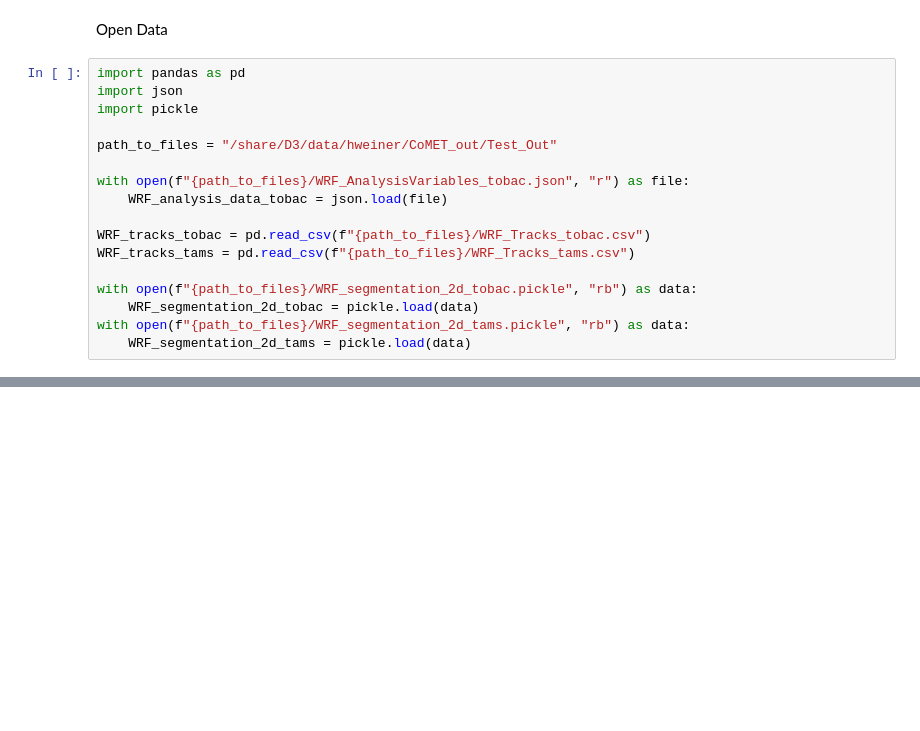
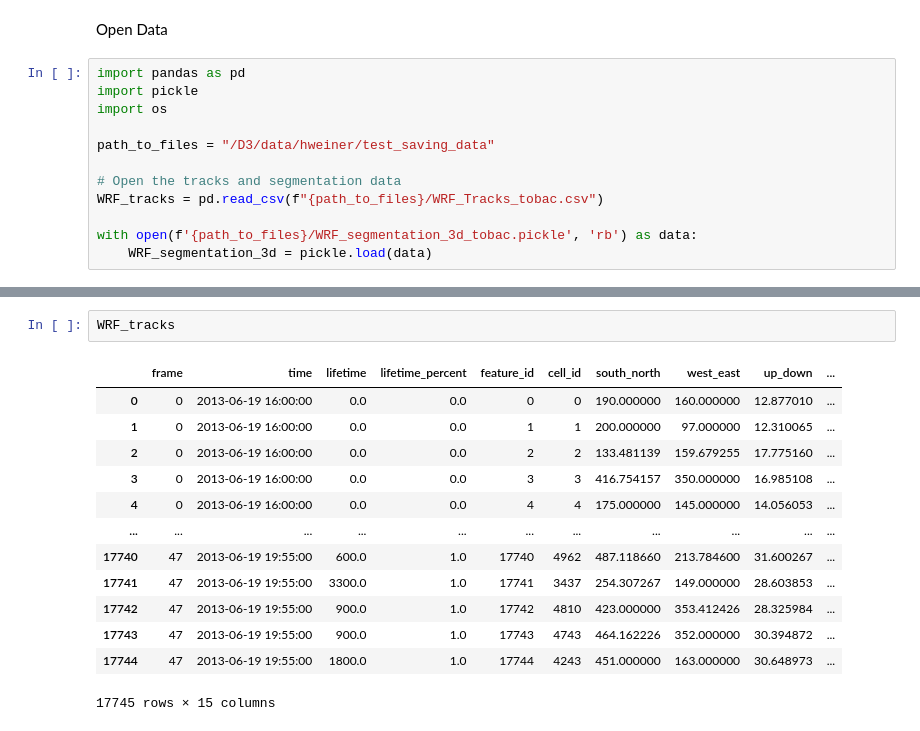
Before and after one commit to ASCENT-BNL/CoCoMET, a Jupyter notebook: examples/saving_data_example.ipynb, the cells around one changed output, grey strips where cells are left out. Cells and saved outputs as stored; diff of their text form; blank space fills up the shorter version.

```diff
--- a/examples/saving_data_example.ipynb
+++ b/examples/saving_data_example.ipynb
@@ -245,18 +225,13 @@ Now saving wrf data with tams tracker
 Open Data
 # %%
 import pandas as pd
-import json
 import pickle
+import os
 
-path_to_files = "/share/D3/data/hweiner/CoMET_out/Test_Out"
+path_to_files = "/D3/data/hweiner/test_saving_data"
 
-with open(f"{path_to_files}/WRF_AnalysisVariables_tobac.json", "r") as file:
-    WRF_analysis_data_tobac = json.load(file)
+# Open the tracks and segmentation data
+WRF_tracks = pd.read_csv(f"{path_to_files}/WRF_Tracks_tobac.csv")
 
-WRF_tracks_tobac = pd.read_csv(f"{path_to_files}/WRF_Tracks_tobac.csv")
-WRF_tracks_tams = pd.read_csv(f"{path_to_files}/WRF_Tracks_tams.csv")
-
-with open(f"{path_to_files}/WRF_segmentation_2d_tobac.pickle", "rb") as data:
-    WRF_segmentation_2d_tobac = pickle.load(data)
-with open(f"{path_to_files}/WRF_segmentation_2d_tams.pickle", "rb") as data:
-    WRF_segmentation_2d_tams = pickle.load(data)
+with open(f'{path_to_files}/WRF_segmentation_3d_tobac.pickle', 'rb') as data:
+    WRF_segmentation_3d = pickle.load(data)
@@ -268,0 +273,16 @@ WRF_segmentation_2d_tobac
+# %%
+WRF_tracks
+# %% [output]
+|  | frame | time | lifetime | lifetime_percent | feature_id | cell_id | south_north | west_east | up_down | ... |
+| 0 | 0 | 2013-06-19 16:00:00 | 0.0 | 0.0 | 0 | 0 | 190.000000 | 160.000000 | 12.877010 | ... |
+| 1 | 0 | 2013-06-19 16:00:00 | 0.0 | 0.0 | 1 | 1 | 200.000000 | 97.000000 | 12.310065 | ... |
+| 2 | 0 | 2013-06-19 16:00:00 | 0.0 | 0.0 | 2 | 2 | 133.481139 | 159.679255 | 17.775160 | ... |
+| 3 | 0 | 2013-06-19 16:00:00 | 0.0 | 0.0 | 3 | 3 | 416.754157 | 350.000000 | 16.985108 | ... |
+| 4 | 0 | 2013-06-19 16:00:00 | 0.0 | 0.0 | 4 | 4 | 175.000000 | 145.000000 | 14.056053 | ... |
+| ... | ... | ... | ... | ... | ... | ... | ... | ... | ... | ... |
+| 17740 | 47 | 2013-06-19 19:55:00 | 600.0 | 1.0 | 17740 | 4962 | 487.118660 | 213.784600 | 31.600267 | ... |
+| 17741 | 47 | 2013-06-19 19:55:00 | 3300.0 | 1.0 | 17741 | 3437 | 254.307267 | 149.000000 | 28.603853 | ... |
+| 17742 | 47 | 2013-06-19 19:55:00 | 900.0 | 1.0 | 17742 | 4810 | 423.000000 | 353.412426 | 28.325984 | ... |
+| 17743 | 47 | 2013-06-19 19:55:00 | 900.0 | 1.0 | 17743 | 4743 | 464.162226 | 352.000000 | 30.394872 | ... |
+| 17744 | 47 | 2013-06-19 19:55:00 | 1800.0 | 1.0 | 17744 | 4243 | 451.000000 | 163.000000 | 30.648973 | ... |
+17745 rows × 15 columns
```
Also changed, not shown: parts of 12 cells of this notebook, 22 other files.
